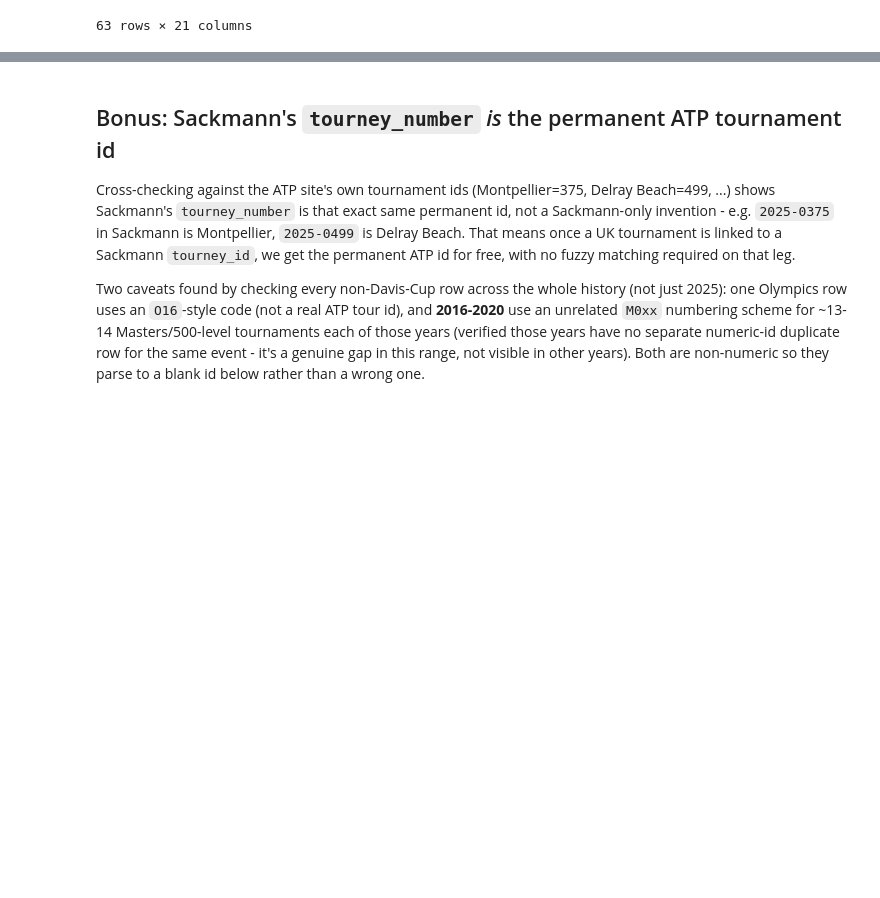
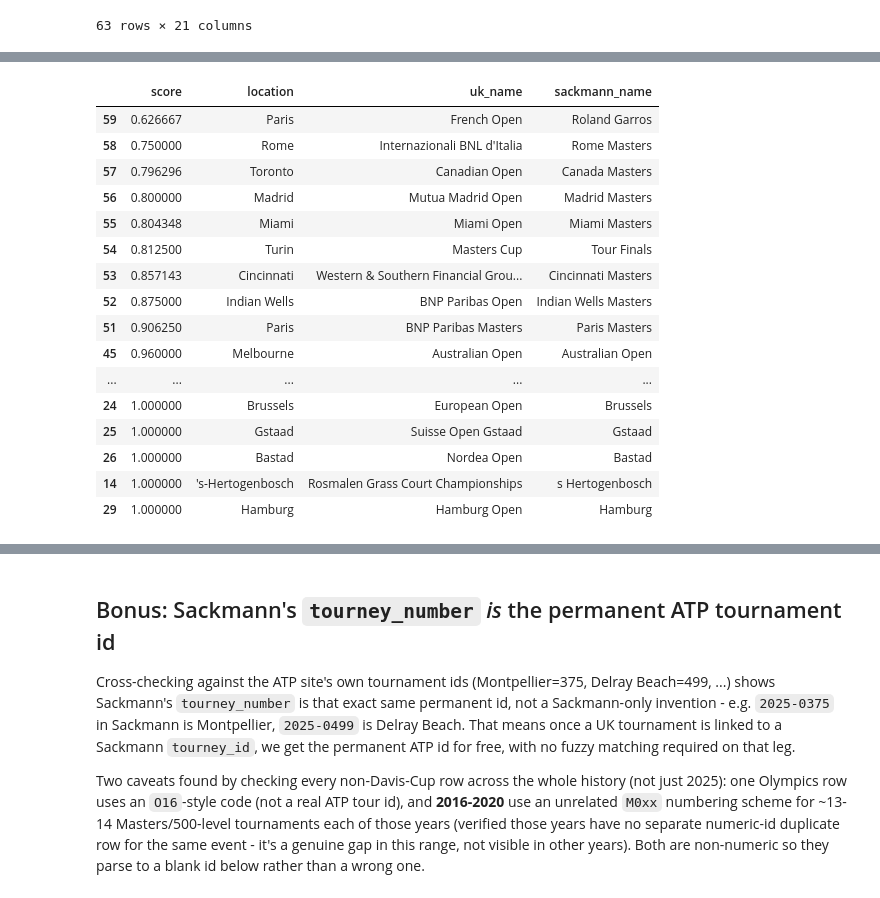
Before and after one commit to nick-benelli/Tennis-Data-Pipeline, a Jupyter notebook: notebooks/dev/data-linking/sackmann-uk-tourney-link-explorer.ipynb, the cells around one changed output, grey strips where cells are left out. Cells and saved outputs as stored; diff of their text form; code cells hidden in the pictures; blank space fills up the shorter version.

```diff
--- a/notebooks/dev/data-linking/sackmann-uk-tourney-link-explorer.ipynb
+++ b/notebooks/dev/data-linking/sackmann-uk-tourney-link-explorer.ipynb
@@ -219 +242,22 @@ Matched 60 / 60 UK tourneys and 60 / 63 Sackmann tourneys
+# %%
+# Manual verification pass: eyeball every match's location/name pairing before trusting it.
+matched_df[["score", "location", "uk_name", "sackmann_name"]].sort_values("score")
+# %% [output]
+|  | score | location | uk_name | sackmann_name |
+| 59 | 0.626667 | Paris | French Open | Roland Garros |
+| 58 | 0.750000 | Rome | Internazionali BNL d'Italia | Rome Masters |
+| 57 | 0.796296 | Toronto | Canadian Open | Canada Masters |
+| 56 | 0.800000 | Madrid | Mutua Madrid Open | Madrid Masters |
+| 55 | 0.804348 | Miami | Miami Open | Miami Masters |
+| 54 | 0.812500 | Turin | Masters Cup | Tour Finals |
+| 53 | 0.857143 | Cincinnati | Western & Southern Financial Grou... | Cincinnati Masters |
+| 52 | 0.875000 | Indian Wells | BNP Paribas Open | Indian Wells Masters |
+| 51 | 0.906250 | Paris | BNP Paribas Masters | Paris Masters |
+| 45 | 0.960000 | Melbourne | Australian Open | Australian Open |
+| ... | ... | ... | ... | ... |
+| 24 | 1.000000 | Brussels | European Open | Brussels |
+| 25 | 1.000000 | Gstaad | Suisse Open Gstaad | Gstaad |
+| 26 | 1.000000 | Bastad | Nordea Open | Bastad |
+| 14 | 1.000000 | 's-Hertogenbosch | Rosmalen Grass Court Championships | s Hertogenbosch |
+| 29 | 1.000000 | Hamburg | Hamburg Open | Hamburg |
 # %%
```
Also changed, not shown: parts of 16 cells of this notebook, 2 other files.
